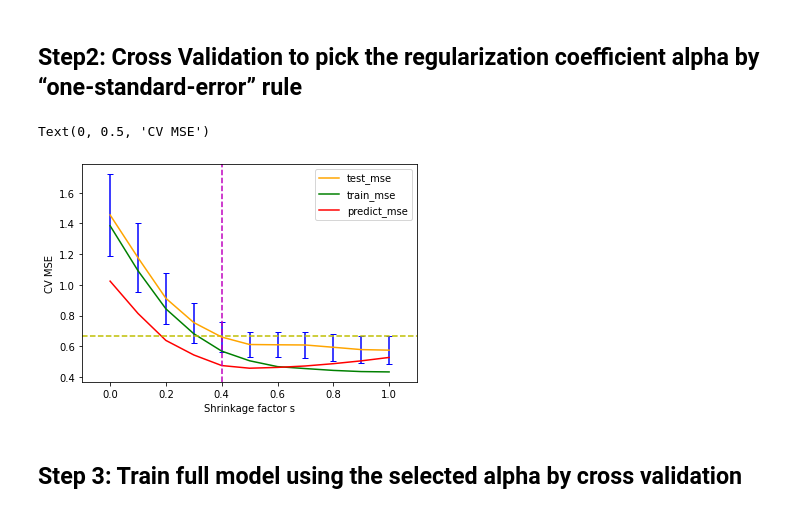
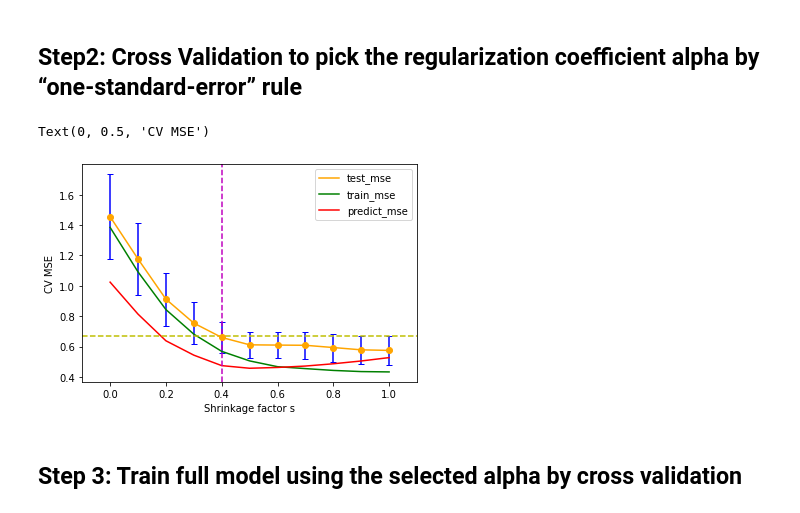
Before and after one commit to yuchenj90/playground, a Jupyter notebook: notebooks/ML/linearReg.ipynb, the cells around one changed output. Cells and saved outputs as stored; diff of their text form; code cells hidden in the pictures.

```diff
--- a/notebooks/ML/linearReg.ipynb
+++ b/notebooks/ML/linearReg.ipynb
@@ -240,7 +240,7 @@ for i in range(len(alphas)):
         test_mse.append(((reg.predict(df_train_scaled.loc[test_index][feature_list]) - df_train_scaled.loc[test_index]['lpsa'])**2).mean())
         predict_mse.append(((reg.predict(df_test_scaled[feature_list])-df_test_scaled['lpsa'])**2).mean())
 
-    df = df.append({'dof': i, 'train_mse': np.array(train_mse).mean(), 'test_mse': np.array(test_mse).mean(), 'test_mse_se': np.array(test_mse).std()/np.sqrt(K), \
+    df = df.append({'dof': i, 'train_mse': np.array(train_mse).mean(), 'test_mse': np.array(test_mse).mean(), 'test_mse_se': np.std(test_mse, ddof=1)/np.sqrt(K), \
                     'predict_mse': np.array(predict_mse).mean()}, ignore_index=True)
 # %%
 ax = df.plot(x='dof',y='train_mse', color='c')
@@ -373,22 +373,22 @@ for i in range(len(alphalist)):
         test_mse.append(((lasso.predict(df_train_scaled.loc[test_index][feature_list]) - df_train_scaled.loc[test_index]['lpsa'])**2).mean())
         predict_mse.append(((lasso.predict(df_test_scaled[feature_list])-df_test_scaled['lpsa'])**2).mean())
 
-    df = df.append({'shrinkage': slist[i], 'train_mse': np.array(train_mse).mean(), 'test_mse': np.array(test_mse).mean(), 'test_mse_se': np.array(test_mse).std()/np.sqrt(K), \
+    df = df.append({'shrinkage': slist[i], 'train_mse': np.array(train_mse).mean(), 'test_mse': np.array(test_mse).mean(), 'test_mse_se': np.std(test_mse,ddof=1)/np.sqrt(K), \
                     'predict_mse': np.array(predict_mse).mean()}, ignore_index=True)
 # %%
-ax = df.plot(x='shrinkage', y='test_mse', yerr='test_mse_se',capsize=3, color='orange', ecolor='blue')
+ax = df.plot(x='shrinkage', y='test_mse', yerr='test_mse_se',capsize=3, color='orange', ecolor='blue', marker='o')
 df.plot(x='shrinkage', y='train_mse', color='g', ax=ax)
 df.plot(x='shrinkage', y='predict_mse', color='r', ax=ax)
 ax.set_xlim(left=-0.1, right=1.1)
 
 idx = df['test_mse'].idxmin()
 ax.axhline(y=df.eval('test_mse + test_mse_se').loc[idx], ls='--', color='y')
 ax.axvline(x=df[df['test_mse']<df.eval('test_mse + test_mse_se').loc[idx]]['shrinkage'].min(), ls='--', color = 'm')
 ax.set_xlabel('Shrinkage factor s')
 ax.set_ylabel('CV MSE')
 # %% [output]
 Text(0, 0.5, 'CV MSE')
-[figure, old version]
+[figure, new version]
 # %% [markdown]
 ## Step 3: Train full model using the selected alpha by cross validation
 # %%
```
Also changed, not shown: parts of 62 cells of this notebook, 5 other files.
